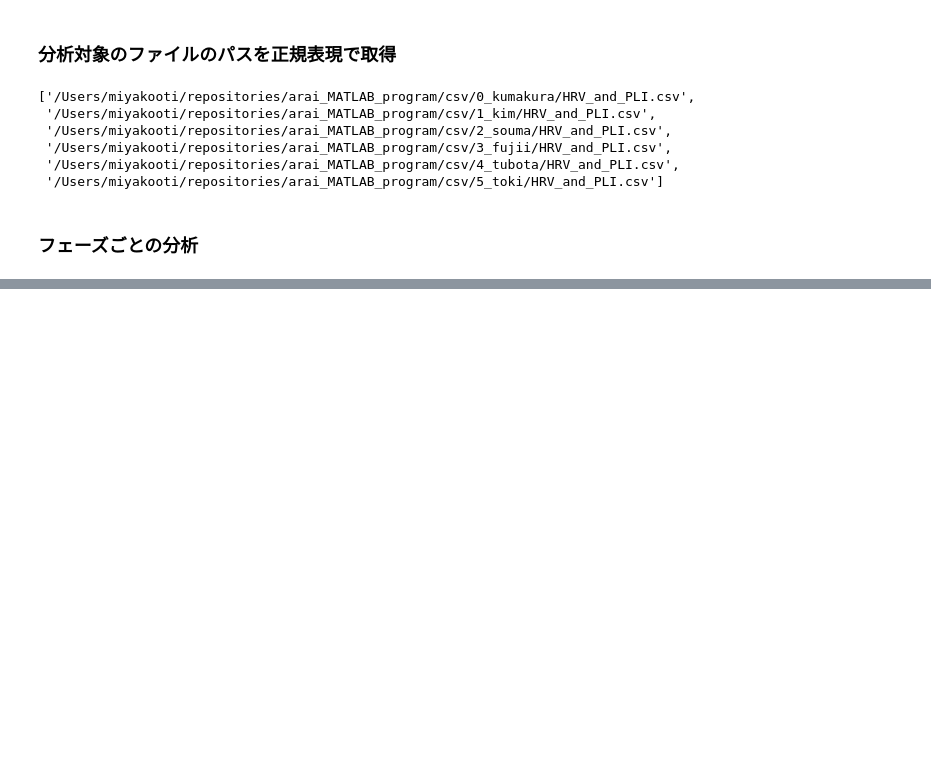
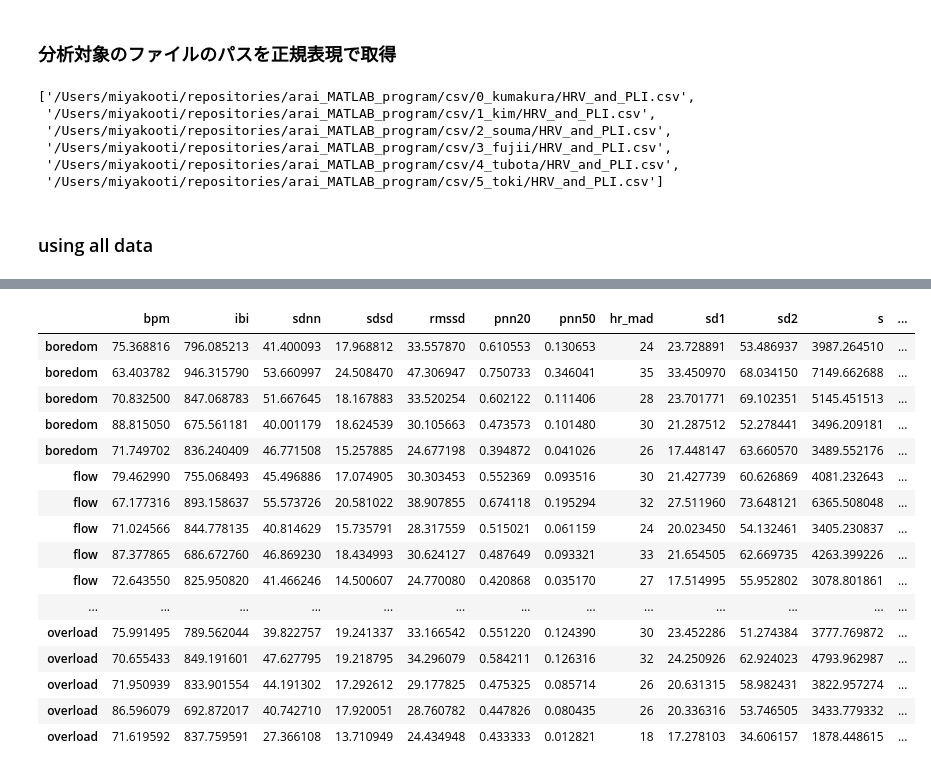
Before and after one commit to miyakooti/ECGAnalysis, a Jupyter notebook: correlation_of_flow_score.ipynb, the cells around one changed output, grey strips where cells are left out. Drawn from its saved outputs; the diff is of its cells as text; code cells hidden in the pictures; blank space fills up the shorter version.

```diff
--- a/correlation_of_flow_score.ipynb
+++ b/correlation_of_flow_score.ipynb
@@ -11,5 +16,5 @@ import seaborn
 # %%
-pd.set_option('display.max_columns', 30)
+pd.set_option('display.max_columns', 50)
 # %% [markdown]
 ### ここだけ手動で設定。変更がないか毎度確認すること
 # %%
@@ -33,4 +46,4 @@ pathes
  '/Users/miyakooti/repositories/arai_MATLAB_program/csv/4_tubota/HRV_and_PLI.csv',
  '/Users/miyakooti/repositories/arai_MATLAB_program/csv/5_toki/HRV_and_PLI.csv']
 # %% [markdown]
-### フェーズごとの分析
+### using all data
@@ -41,58 +56,13 @@ for i,target_phase in enumerate(target_phases):
         if "kim" in path:
             continue
         df = pd.read_csv(path,index_col=0).fillna(0)
-        # column
-        # row
+
         df = df.loc[[target_phase]] # seriesとして取り出したいときはこっち
-        if j == 0:
+        if j == 0 and i == 0:
+            print("flow_datasetを初期化しました")
             flow_dataset = df
         else:
             flow_dataset = pd.concat([flow_dataset, df], axis=0)
 
-    export_data = {
-        "target": target_columns,
-        "linear-p": [],
-        "linear-rsquared": [],
-        "linear-rsquared_adj": [],
-        "linear-coef": [],
-        "nonlinear-p": [],
-        "nonlinear-rsquared": [],
-        "nonlinear-rsquared_adj": [],
-        "nonlinear-coef": [],
-    }
-
-    for target_column in target_columns:
-
-        x = flow_dataset[target_column]
-        y = flow_dataset[["questionnaire_average"]]
-
-        for k in ["linear", "nonlinear"]:
-            if k=="linear":
-                # 線形単回帰
-                X = sm.add_constant(x)
-                model = sm.OLS(y, X)
-                results = model.fit()
-
-                export_data["linear-p"].append(results.pvalues[target_column])
-                export_data["linear-rsquared"].append(results.rsquared)
-                export_data["linear-rsquared_adj"].append(results.rsquared_adj)
-                export_data["linear-coef"].append(results.params[target_column])
-            if k=="nonlinear":
-                # ２次単回帰
-                x = x**2
-
-                X = sm.add_constant(x)
-                model = sm.OLS(y, X)
-                results = model.fit()
-
-                export_data["nonlinear-p"].append(results.pvalues[target_column])
-                export_data["nonlinear-rsquared"].append(results.rsquared)
-                export_data["nonlinear-rsquared_adj"].append(results.rsquared_adj)
-                export_data["nonlinear-coef"].append(results.params[target_column])
-
-    print(f"\nsaving {target_phase} phase regression results...\n")
-    df = pd.DataFrame(export_data)
-    print(df)
-    save_path = f"/Users/miyakooti/repositories/arai_MATLAB_program/csv/{folder_name}/{i}_{target_phase}_regression.csv"
-    df.to_csv(save_path)
+flow_dataset
 # %% [output]
@@ -115,0 +70,17 @@ saving boredom phase regression results...
+|  | bpm | ibi | sdnn | sdsd | rmssd | pnn20 | pnn50 | hr_mad | sd1 | sd2 | s | ... |
+| boredom | 75.368816 | 796.085213 | 41.400093 | 17.968812 | 33.557870 | 0.610553 | 0.130653 | 24 | 23.728891 | 53.486937 | 3987.264510 | ... |
+| boredom | 63.403782 | 946.315790 | 53.660997 | 24.508470 | 47.306947 | 0.750733 | 0.346041 | 35 | 33.450970 | 68.034150 | 7149.662688 | ... |
+| boredom | 70.832500 | 847.068783 | 51.667645 | 18.167883 | 33.520254 | 0.602122 | 0.111406 | 28 | 23.701771 | 69.102351 | 5145.451513 | ... |
+| boredom | 88.815050 | 675.561181 | 40.001179 | 18.624539 | 30.105663 | 0.473573 | 0.101480 | 30 | 21.287512 | 52.278441 | 3496.209181 | ... |
+| boredom | 71.749702 | 836.240409 | 46.771508 | 15.257885 | 24.677198 | 0.394872 | 0.041026 | 26 | 17.448147 | 63.660570 | 3489.552176 | ... |
+| flow | 79.462990 | 755.068493 | 45.496886 | 17.074905 | 30.303453 | 0.552369 | 0.093516 | 30 | 21.427739 | 60.626869 | 4081.232643 | ... |
+| flow | 67.177316 | 893.158637 | 55.573726 | 20.581022 | 38.907855 | 0.674118 | 0.195294 | 32 | 27.511960 | 73.648121 | 6365.508048 | ... |
+| flow | 71.024566 | 844.778135 | 40.814629 | 15.735791 | 28.317559 | 0.515021 | 0.061159 | 24 | 20.023450 | 54.132461 | 3405.230837 | ... |
+| flow | 87.377865 | 686.672760 | 46.869230 | 18.434993 | 30.624127 | 0.487649 | 0.093321 | 33 | 21.654505 | 62.669735 | 4263.399226 | ... |
+| flow | 72.643550 | 825.950820 | 41.466246 | 14.500607 | 24.770080 | 0.420868 | 0.035170 | 27 | 17.514995 | 55.952802 | 3078.801861 | ... |
+| ... | ... | ... | ... | ... | ... | ... | ... | ... | ... | ... | ... | ... |
+| overload | 75.991495 | 789.562044 | 39.822757 | 19.241337 | 33.166542 | 0.551220 | 0.124390 | 30 | 23.452286 | 51.274384 | 3777.769872 | ... |
+| overload | 70.655433 | 849.191601 | 47.627795 | 19.218795 | 34.296079 | 0.584211 | 0.126316 | 32 | 24.250926 | 62.924023 | 4793.962987 | ... |
+| overload | 71.950939 | 833.901554 | 44.191302 | 17.292612 | 29.177825 | 0.475325 | 0.085714 | 26 | 20.631315 | 58.982431 | 3822.957274 | ... |
+| overload | 86.596079 | 692.872017 | 40.742710 | 17.920051 | 28.760782 | 0.447826 | 0.080435 | 26 | 20.336316 | 53.746505 | 3433.779332 | ... |
+| overload | 71.619592 | 837.759591 | 27.366108 | 13.710949 | 24.434948 | 0.433333 | 0.012821 | 18 | 17.278103 | 34.606157 | 1878.448615 | ... |
```
Also changed, not shown: parts of 5 cells of this notebook.
